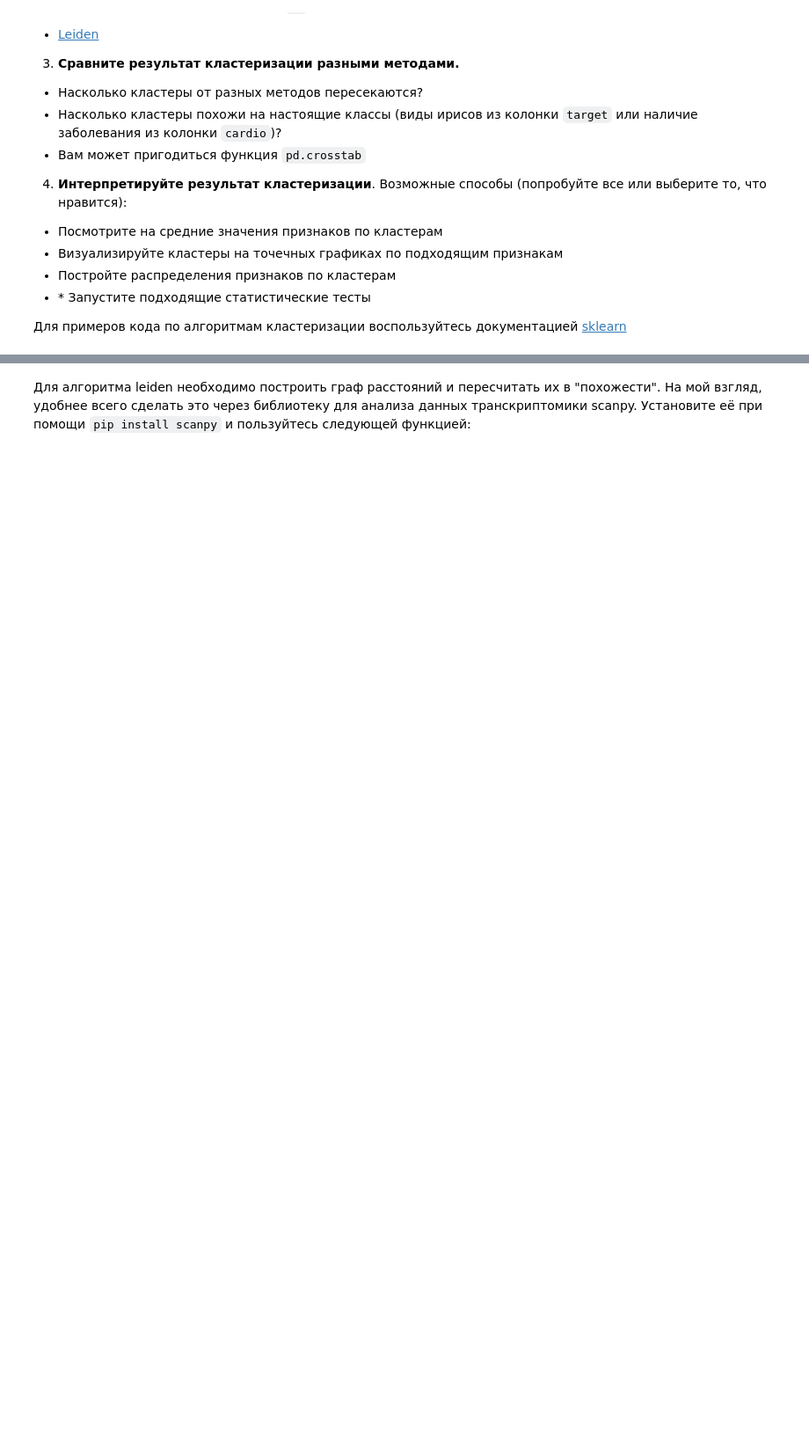
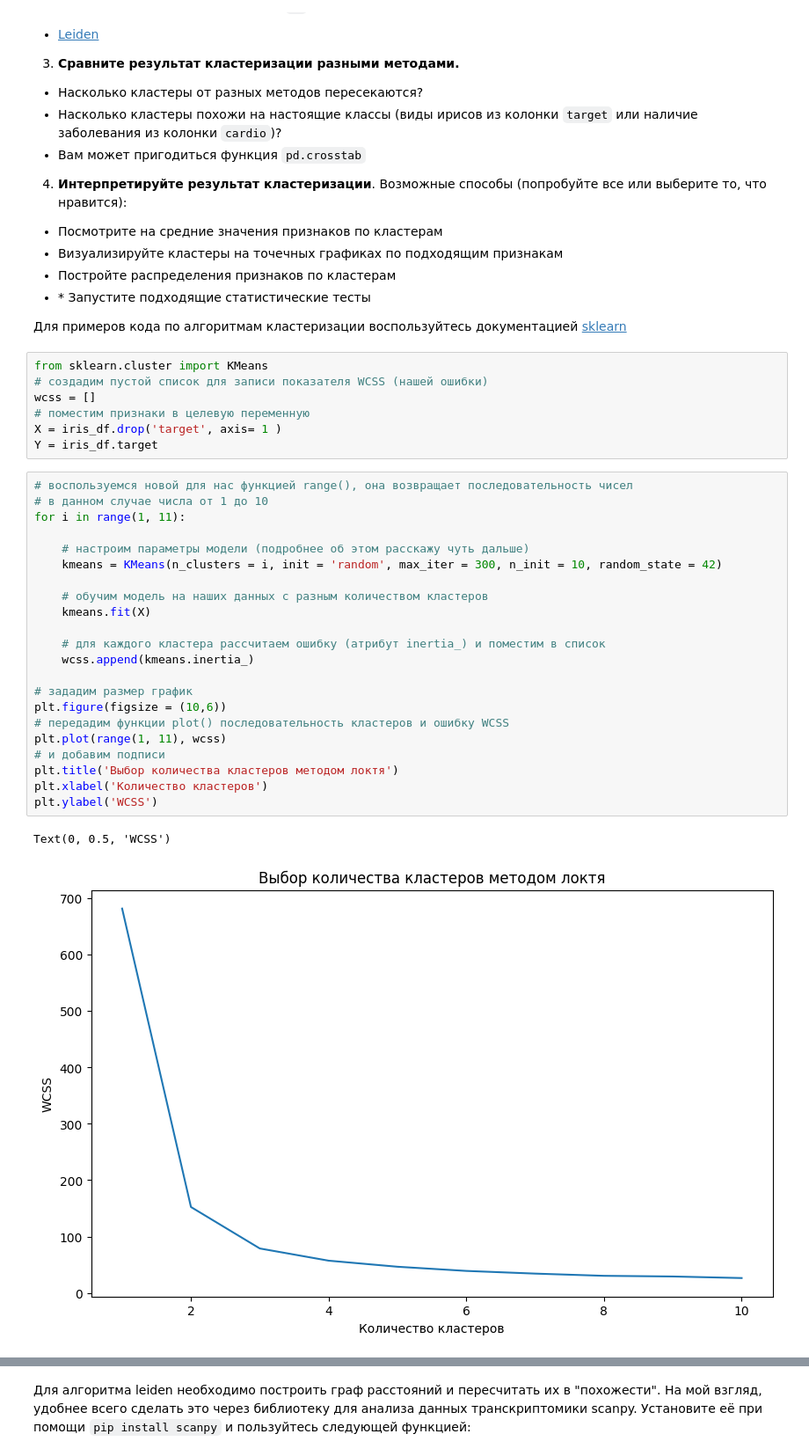
Before and after one commit to svgen83/ml_python_blastim, a Jupyter notebook: 17-18_clustering_homework.ipynb, the cells around one changed output, grey strips where cells are left out. Shown: that part at 88% size. Cells and saved outputs as stored; diff of their text form; blank space fills up the shorter version.

```diff
--- a/17-18_clustering_homework.ipynb
+++ b/17-18_clustering_homework.ipynb
@@ -70,3 +83,35 @@ iris_df.head()
 - \* Запустите подходящие статистические тесты
 
 Для примеров кода по алгоритмам кластеризации воспользуйтесь документацией [sklearn](https://scikit-learn.org/stable/modules/clustering.html#)
+# %%
+from sklearn.cluster import KMeans
+# создадим пустой список для записи показателя WCSS (нашей ошибки)
+wcss = []
+# поместим признаки в целевую переменную
+X = iris_df.drop('target', axis= 1 )
+Y = iris_df.target
+# %%
+# воспользуемся новой для нас функцией range(), она возвращает последовательность чисел
+# в данном случае числа от 1 до 10
+for i in range(1, 11):
+
+    # настроим параметры модели (подробнее об этом расскажу чуть дальше)
+    kmeans = KMeans(n_clusters = i, init = 'random', max_iter = 300, n_init = 10, random_state = 42)
+
+    # обучим модель на наших данных с разным количеством кластеров
+    kmeans.fit(X)
+
+    # для каждого кластера рассчитаем ошибку (атрибут inertia_) и поместим в список
+    wcss.append(kmeans.inertia_)
+
+# зададим размер график
+plt.figure(figsize = (10,6))
+# передадим функции plot() последовательность кластеров и ошибку WCSS
+plt.plot(range(1, 11), wcss)
+# и добавим подписи
+plt.title('Выбор количества кластеров методом локтя')
+plt.xlabel('Количество кластеров')
+plt.ylabel('WCSS')
+# %% [output]
+Text(0, 0.5, 'WCSS')
+[figure, added]
```
Also changed, not shown: parts of 16 cells of this notebook.
